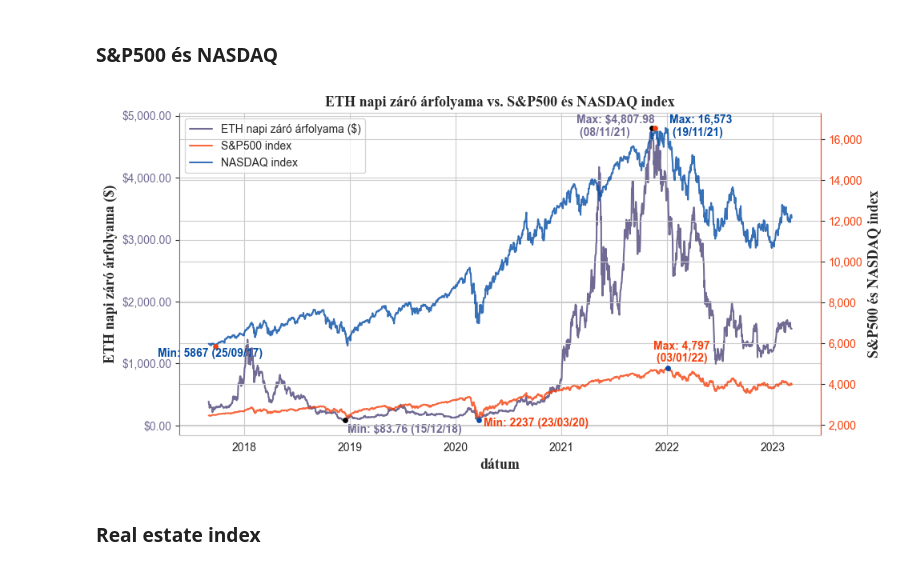
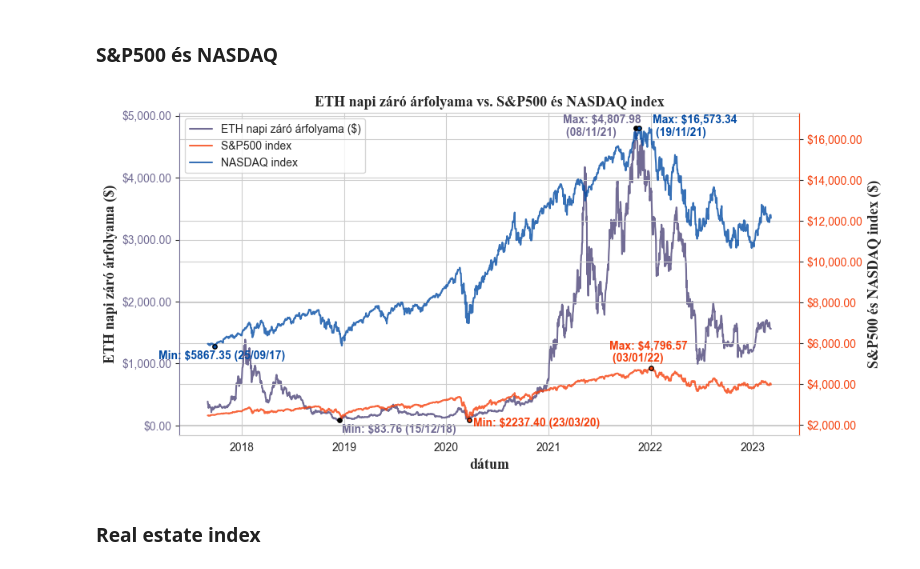
Before and after one commit to danieltar18/ethereum_analysis, a Jupyter notebook: statistics_of_training_dataset.ipynb, the cells around one changed output. Saved outputs shown, nothing was run; the diff lists cells and outputs as text; code cells hidden in the pictures.

```diff
--- a/statistics_of_training_dataset.ipynb
+++ b/statistics_of_training_dataset.ipynb
@@ -241,8 +241,8 @@ def plot_3_lineplots_sep_axis(dataframe, y1, y2, y3, chart_title,
         max_idx = dataframe[y1].argmax()
 
         # Add dots for the minimum and maximum values
-        ax.scatter(dataframe.index[min_idx], y_min, color="black", s=15, zorder=3)
-        ax.scatter(dataframe.index[max_idx], y_max, color="black", s=15, zorder=3)
+        ax.scatter(dataframe.index[min_idx], y_min, color="black", s=15, zorder=3, edgecolors='black')
+        ax.scatter(dataframe.index[max_idx], y_max, color="black", s=15, zorder=3, edgecolors='black')
 
         # Add text labels for the minimum and maximum values
         if is_l1_dollar:
@@ -298,8 +298,8 @@ def plot_3_lineplots_sep_axis(dataframe, y1, y2, y3, chart_title,
         max_idx = dataframe[y2].argmax()
 
         # Add dots for the minimum and maximum values
-        ax2.scatter(dataframe.index[min_idx], y_min, color=color_l3, s=15, zorder=3)
-        ax2.scatter(dataframe.index[max_idx], y_max, color=color_l3, s=15, zorder=3)
+        ax2.scatter(dataframe.index[min_idx], y_min, color=color_l2, s=15, zorder=3, edgecolors='black')
+        ax2.scatter(dataframe.index[max_idx], y_max, color=color_l2, s=15, zorder=3, edgecolors='black')
         if is_l2_dollar:
             if l2_decimals:
                 # Add text labels for the minimum and maximum values
@@ -331,8 +331,8 @@ def plot_3_lineplots_sep_axis(dataframe, y1, y2, y3, chart_title,
         max_idx = dataframe[y3].argmax()
 
         # Add dots for the minimum and maximum values
-        ax2.scatter(dataframe.index[min_idx], y_min, color=color_l2, s=15, zorder=3)
-        ax2.scatter(dataframe.index[max_idx], y_max, color=color_l2, s=15, zorder=3)
+        ax2.scatter(dataframe.index[min_idx], y_min, color=color_l3, s=15, zorder=3, edgecolors='black')
+        ax2.scatter(dataframe.index[max_idx], y_max, color=color_l3, s=15, zorder=3, edgecolors='black')
         if is_l2_dollar:
             if l2_decimals:
                 # Add text labels for the minimum and maximum values
@@ -502,4 +502,4 @@ plot_2_lineplots_sep_axis(basic,
 - BTC, Fed, Nasdaq, S&P500, US Breakeven, US Treasury, Gold and Silver price
 # %%
 section1 = df[['btc_close', 'btc_volume', 'btc_num_trades', 'btc_qav', 'fed_eff_funds_rate_close', 'nasdaq_close', 'real_estate_index_close', 'sp500_close', 'silver_value',
-       'us_breake_inf_rate_5y', 'us_breake_inf_rate_10y', 'us_treasury_10yt2y_diff', 'us_treasury_10yt3m_diff', 'us_treasury_total_vol', 'gold_value', 'eth_close']]
+       'us_breake_inf_rate_5y', 'us_breake_inf_rate_10y', 'us_treasury_10yt2y_diff', 'us_treasury_10yt3m_diff', 'us_treasury_total_vol', 'gold_value', 'eth_close', 'eth_num_trades']]
@@ -622,31 +704,31 @@ plot_2_lineplots_sep_axis(section1,
 # %%
 plot_3_lineplots_sep_axis(section1,
                           "eth_close",
                          "sp500_close",
                          "nasdaq_close",
                          "ETH napi záró árfolyama vs. S&P500 és NASDAQ index",
                          "ETH napi záró árfolyama ($)",
                           color6,
                          "S&P500 index",
                           color8,
                           "NASDAQ index",
                           color_nasdaq,
-                          "S&P500 és NASDAQ index",
+                          "S&P500 és NASDAQ index ($)",
                           fill_l1=False,
                           fill_l2=False,
                           fill_l3=False,
                           save_name = 'charts/section1/eth_nasdaq_sp500.png',
                           is_l1_dollar=True,
-                          is_l2_dollar=False,
+                          is_l2_dollar=True,
                           l1_decimals=True,
-                          l2_decimals=False,
+                          l2_decimals=True,
                           show_min_max=True,
                           l1_margins=[10, -200, -260, -130],
-                          l2_margins=[15,-300, -50, 300],
-                          l3_margins=[-200,-500, 50, -400]
+                          l2_margins=[15,-300, -150, 300],
+                          l3_margins=[-200,-620, 50, -400]
                          )
 # %% [output]
-[figure, old version]
+[figure, new version]
 # %% [markdown]
 ### Real estate index
 # %%
```
Also changed, not shown: parts of 18 cells of this notebook, 17 other files.
